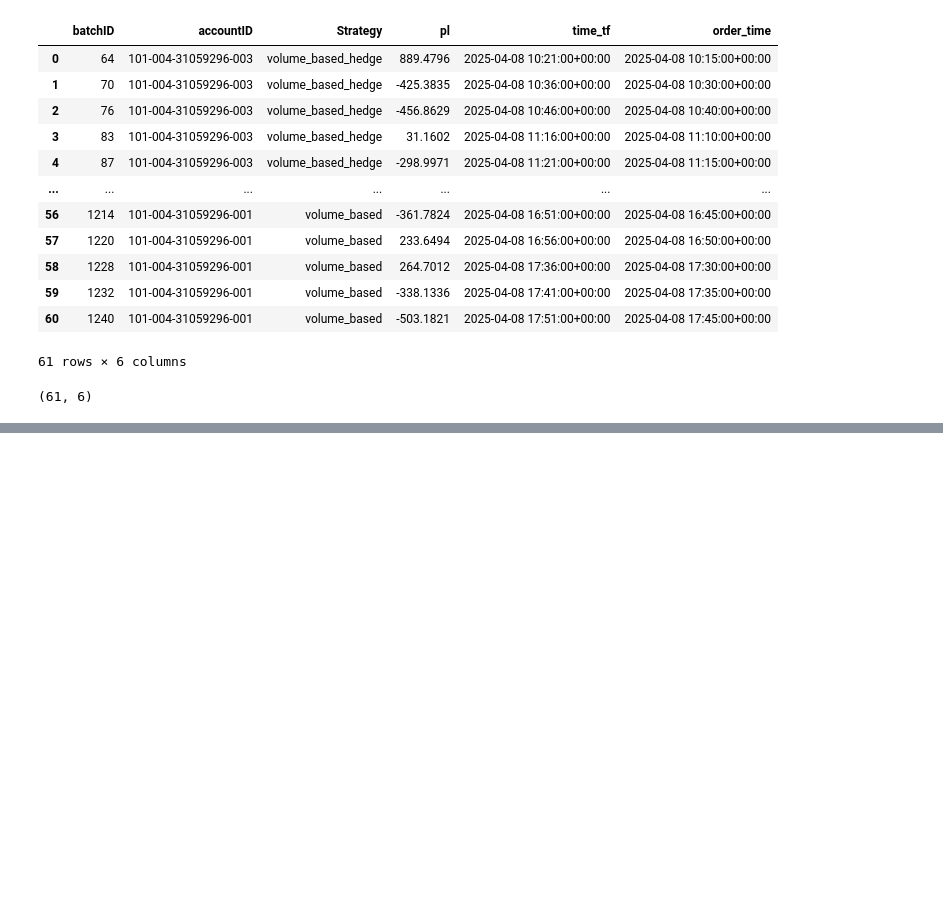
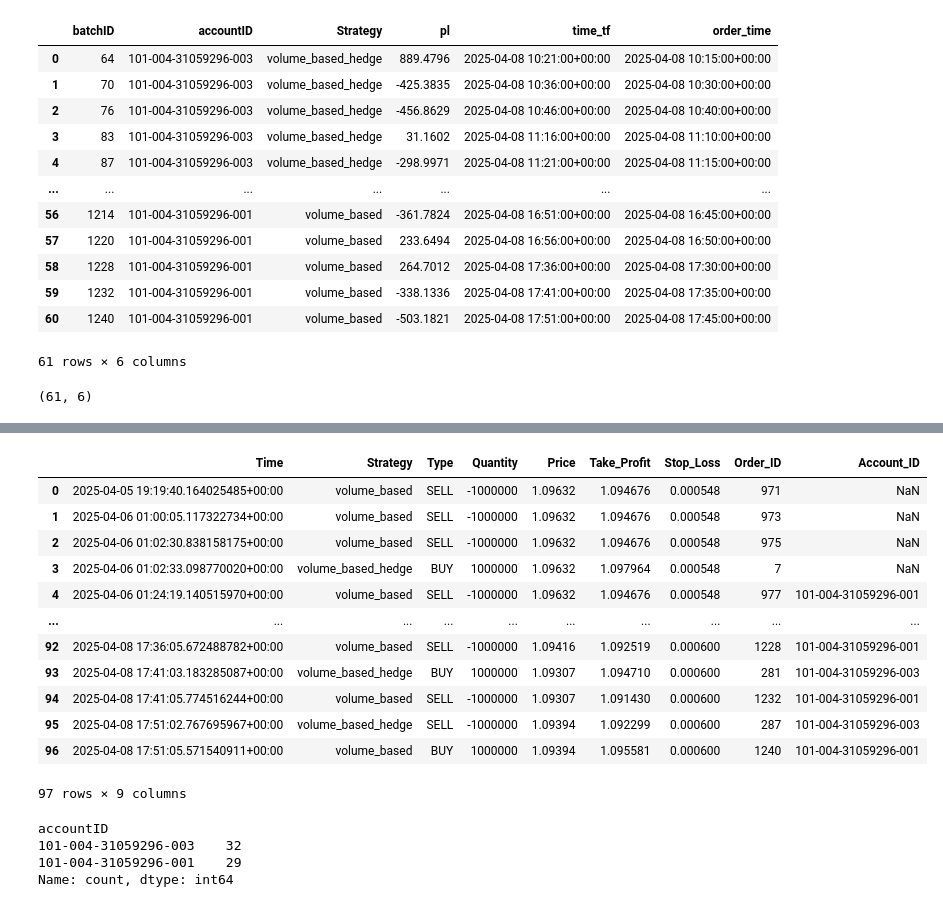
Before and after one commit to vgupta2710/Equity-Plans, a Jupyter notebook: deepnote/Data_Importer/3. Forex PnL.ipynb, the cells around one changed output, grey strips where cells are left out. Saved outputs shown, nothing was run; the diff lists cells and outputs as text; code cells hidden in the pictures; blank space fills up the shorter version.

```diff
--- a/deepnote/Data_Importer/3. Forex PnL.ipynb
+++ b/deepnote/Data_Importer/3. Forex PnL.ipynb
@@ -86,3 +109,26 @@ Index(['batchID_x', 'accountID_x', 'Strategy_x', 'pl_x', 'time_tf',
+# %%
+orders['time'].dt.date = orders['time'].dt.date.max()
+# %% [output]
+|  | Time | Strategy | Type | Quantity | Price | Take_Profit | Stop_Loss | Order_ID | Account_ID |
+| 0 | 2025-04-05 19:19:40.164025485+00:00 | volume_based | SELL | -1000000 | 1.09632 | 1.094676 | 0.000548 | 971 | NaN |
+| 1 | 2025-04-06 01:00:05.117322734+00:00 | volume_based | SELL | -1000000 | 1.09632 | 1.094676 | 0.000548 | 973 | NaN |
+| 2 | 2025-04-06 01:02:30.838158175+00:00 | volume_based | SELL | -1000000 | 1.09632 | 1.094676 | 0.000548 | 975 | NaN |
+| 3 | 2025-04-06 01:02:33.098770020+00:00 | volume_based_hedge | BUY | 1000000 | 1.09632 | 1.097964 | 0.000548 | 7 | NaN |
+| 4 | 2025-04-06 01:24:19.140515970+00:00 | volume_based | SELL | -1000000 | 1.09632 | 1.094676 | 0.000548 | 977 | 101-004-31059296-001 |
+| ... | ... | ... | ... | ... | ... | ... | ... | ... | ... |
+| 92 | 2025-04-08 17:36:05.672488782+00:00 | volume_based | SELL | -1000000 | 1.09416 | 1.092519 | 0.000600 | 1228 | 101-004-31059296-001 |
+| 93 | 2025-04-08 17:41:03.183285087+00:00 | volume_based_hedge | BUY | 1000000 | 1.09307 | 1.094710 | 0.000600 | 281 | 101-004-31059296-003 |
+| 94 | 2025-04-08 17:41:05.774516244+00:00 | volume_based | SELL | -1000000 | 1.09307 | 1.091430 | 0.000600 | 1232 | 101-004-31059296-001 |
+| 95 | 2025-04-08 17:51:02.767695967+00:00 | volume_based_hedge | SELL | -1000000 | 1.09394 | 1.092299 | 0.000600 | 287 | 101-004-31059296-003 |
+| 96 | 2025-04-08 17:51:05.571540911+00:00 | volume_based | BUY | 1000000 | 1.09394 | 1.095581 | 0.000600 | 1240 | 101-004-31059296-001 |
+97 rows × 9 columns
+# %%
+trans_orders['accountID'].value_counts()
+# %% [output]
+accountID
+101-004-31059296-003    32
+101-004-31059296-001    29
+Name: count, dtype: int64
 # %% [markdown]
 <a style='text-decoration:none;line-height:16px;display:flex;color:#5B5B62;padding:10px;justify-content:end;' href='https://deepnote.com?utm_source=created-in-deepnote-cell&projectId=a127aa9e-0a77-4af9-a6ce-85e7a9b74042' target="_blank">
 <img alt='Created in deepnote.com' style='display:inline;max-height:16px;margin:0px;margin-right:7.5px;' src='embedded-picture-1' > </img>
```
Also changed, not shown: parts of 3 cells of this notebook, 1 other file.
